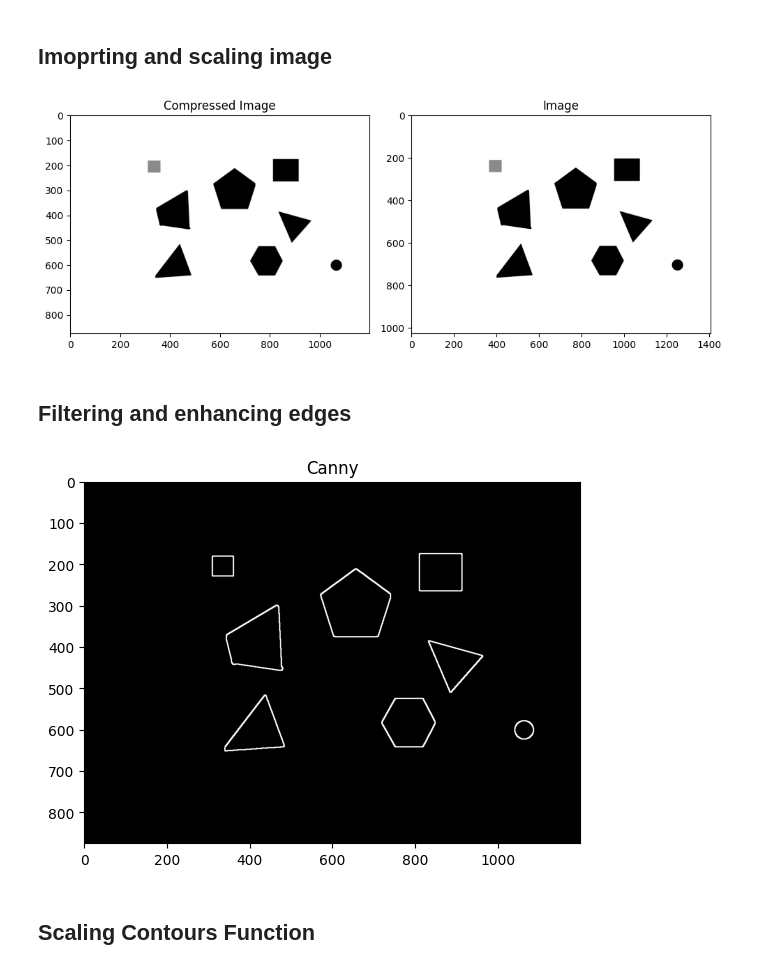
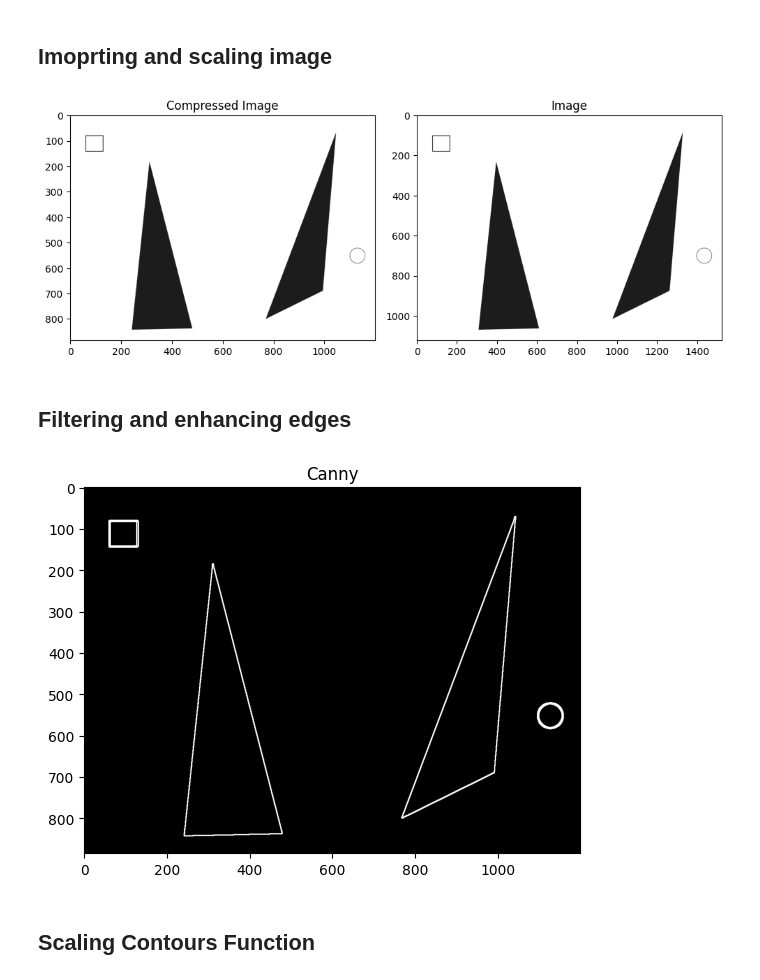
Before and after one commit to Owhenthesaints/Project_Basics_For_Mobile_Robotics, a Jupyter notebook: dependencies/Project path planing (2).ipynb, the cells around one changed output. Saved outputs shown, nothing was run; the diff lists cells and outputs as text; code cells hidden in the pictures.

```diff
--- a/dependencies/Project path planing (2).ipynb
+++ b/dependencies/Project path planing (2).ipynb
@@ -57,9 +24,9 @@ from shapely.geometry import LineString
 ## Imoprting and scaling image
 # %%
 # Load the image
-#filename = 'visibility.png'
+filename = 'visibility.png'
 #filename = 'visibility_bis.png'
-filename = 'testImages.png'
+#filename = 'testImages.png'
 
 img = cv2.imread(filename, cv2.IMREAD_GRAYSCALE)
 
@@ -72,34 +39,34 @@ kernel = np.ones((3, 3), np.uint8)
 
 
 # Calculate the scaling factor to maintain aspect ratio
 width, height = img.shape[1], img.shape[0]
 aspect_ratio = width / height
 
 if width / new_width > height / new_height:
     new_height = int(new_width / aspect_ratio)
 else:
     new_width = int(new_height * aspect_ratio)
 
 # Resize the image while preserving the aspect ratio
 compressed_img = cv2.resize(img, (new_width, new_height))
 comp_height, comp_width = compressed_img.shape
 
 fig, axes = plt.subplots(1, 2, figsize=(10, 5))
 
 # Display the first image
 axes[0].imshow(compressed_img, cmap='gray')
 axes[0].set_title('Compressed Image')
 axes[0].axis('on')
 
 # Display the second image (other_image)
 axes[1].imshow(img, cmap='gray')
 axes[1].set_title('Image')
 axes[1].axis('on')
 
 plt.tight_layout()
 plt.show()
 # %% [output]
-[figure, old version]
+[figure, new version]
 # %% [markdown]
 ## Filtering and enhancing edges
 # %%
@@ -115,7 +82,7 @@ dilated_edges = cv2.dilate(canny_img, kernel, iterations=1)
 plt.imshow(dilated_edges, cmap='gray');
 plt.title('Canny'); plt.axis('on');
 # %% [output]
-[figure, old version]
+[figure, new version]
 # %% [markdown]
 ## Scaling Contours Function
 # %%
```
Also changed, not shown: parts of 23 cells of this notebook, 1 other file.
